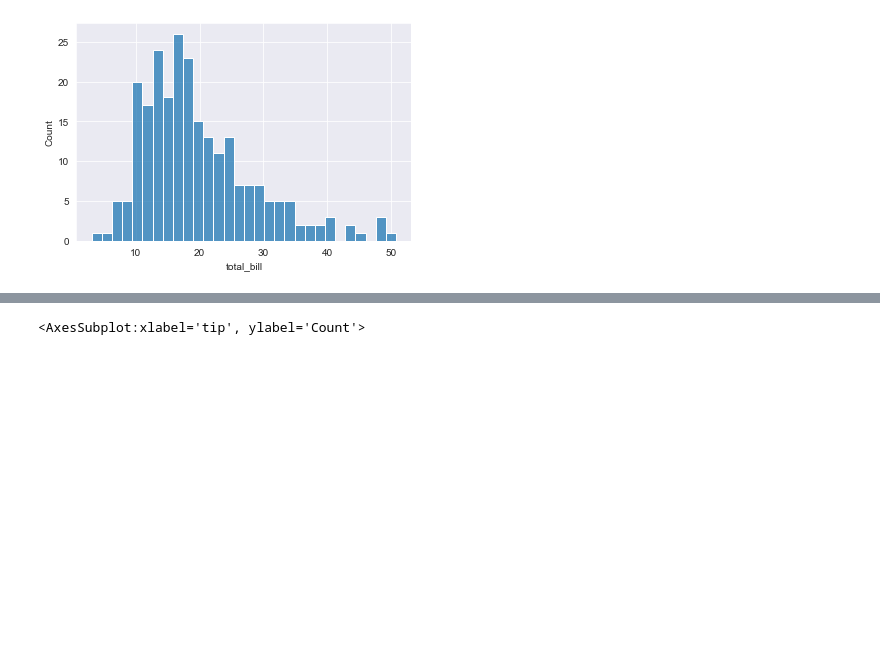
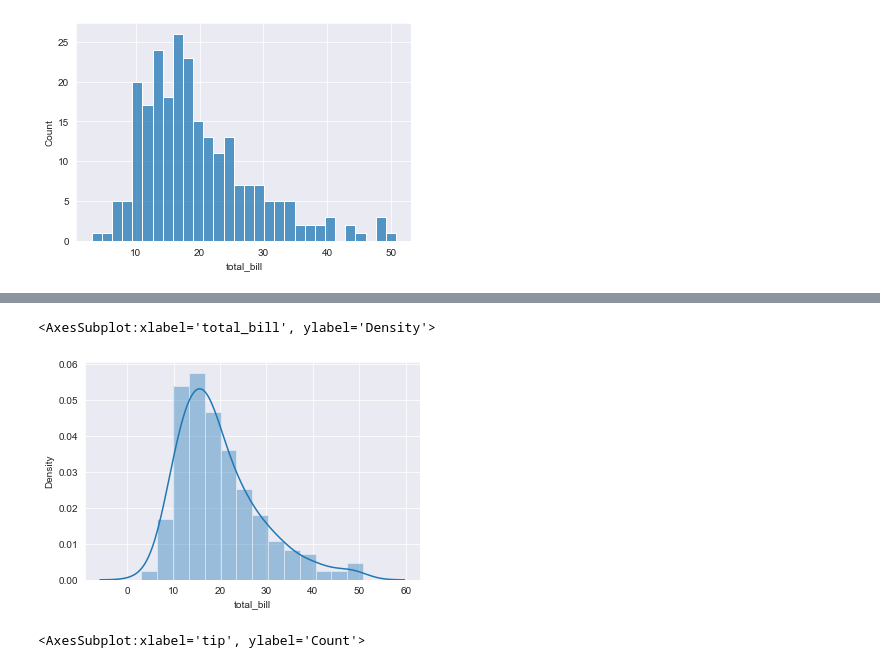
Before and after one commit to kriti-ixix/ai-1030, a Jupyter notebook: data analytics/seaborn.ipynb, the cells around one changed output, grey strips where cells are left out. Cells and saved outputs as stored; diff of their text form; code cells hidden in the pictures; blank space fills up the shorter version.

```diff
--- a/data analytics/seaborn.ipynb
+++ b/data analytics/seaborn.ipynb
@@ -102,3 +131,8 @@ sns.histplot(x='total_bill',data=tips,bins=30)
+# %%
+sns.distplot(tips['total_bill'])
+# %% [output]
+<AxesSubplot:xlabel='total_bill', ylabel='Density'>
+[figure, added]
 # %%
 sns.histplot(x='tip',data=tips)
 # %% [output]
```
Also changed, not shown: parts of 14 cells of this notebook.
